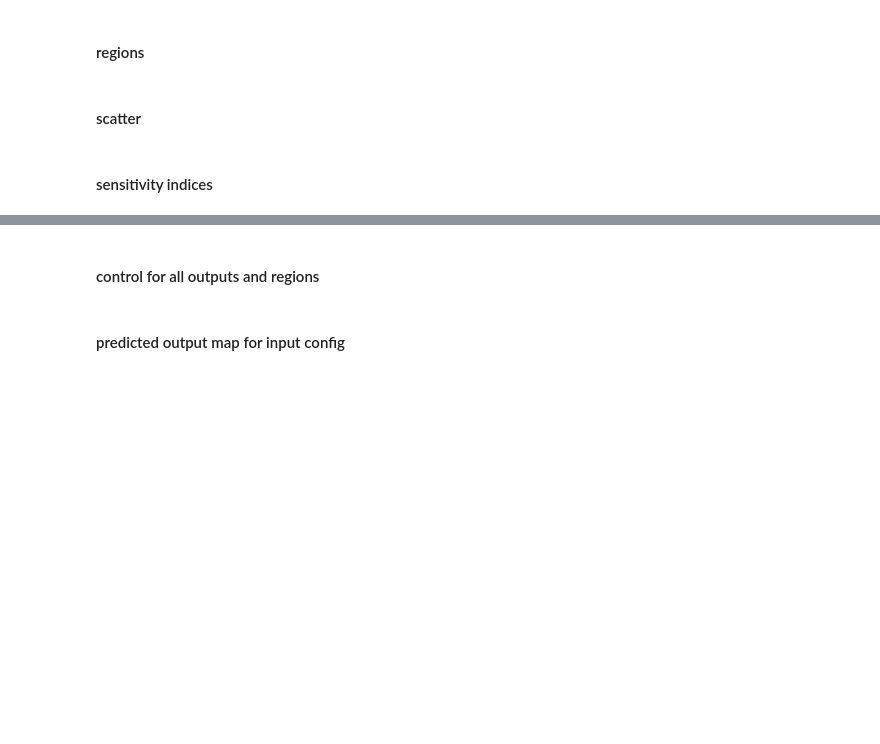
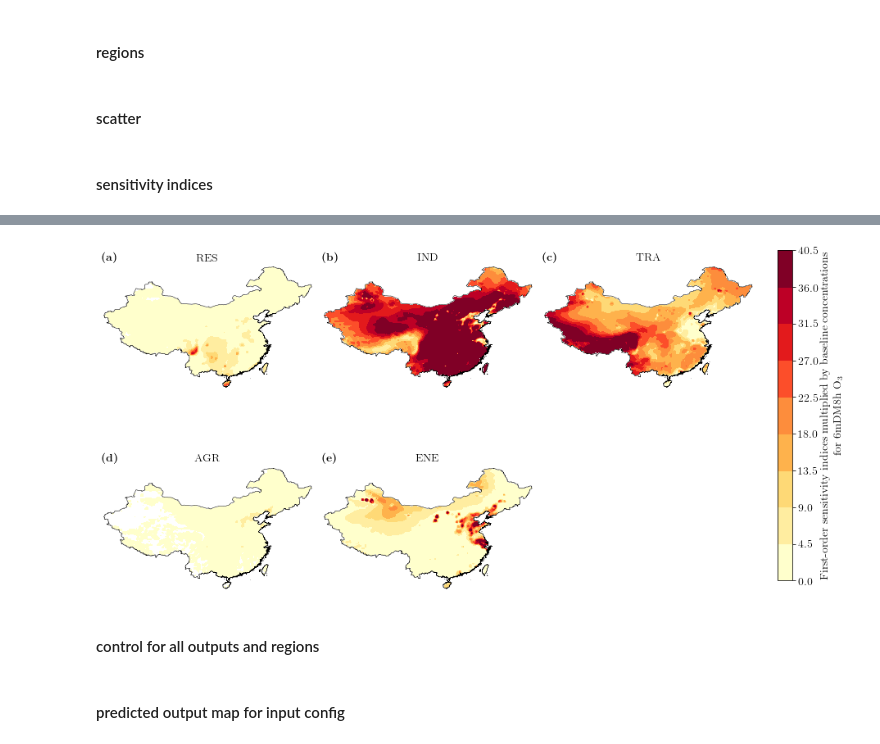
Before and after one commit to lukeconibear/emulator_annual, a Jupyter notebook: emulator_plots.ipynb, the cells around one changed output, grey strips where cells are left out. Cells and saved outputs as stored; diff of their text form; code cells hidden in the pictures; blank space fills up the shorter version.

Commit message:
adding plots for emissions

```diff
--- a/emulator_plots.ipynb
+++ b/emulator_plots.ipynb
@@ -211,31 +211,12 @@ plt.show()
 # %%
 #output = 'PM2_5_DRY'
 output = 'o3_6mDM8h'
-#output = 'AOD550_sfc'
-#output = 'asoaX_2p5'
-#output = 'bc_2p5'
-#output = 'bsoaX_2p5'
-#output = 'nh4_2p5'
-#output = 'no3_2p5'
-#output = 'oc_2p5'
-#output = 'oin_2p5'
-#output = 'so4_2p5'
 
-#label = 'annual-mean PM$_{2.5}$ concentrations'
-label = '6mDM8h O$_{3}$ concentrations'
-#label = 'surface AOD 550 nm'
-#label = 'anthropogenic SOA concentrations'
-#label = 'BC concentrations'
-#label = 'biogenic SOA concentrations'
-#label = 'NH$_{4}$ concentrations'
-#label = 'NO$_{3}$ concentrations'
-#label = 'OC concentrations'
-#label = 'OIN concentrations'
-#label = 'SO$_{4}$ concentrations'
+#label = 'annual-mean PM$_{2.5}$' # concentrations
+label = '6mDM8h O$_{3}$' # concentrations
 
 #units = '(${\mu}g$ $m^{-3}$)'
 units = '(ppb)'
-#units = ''
 # %%
 ds_sens_ind = xr.open_dataset(f'/nfs/b0122/Users/earlacoa/paper_aia_china/emulator_annual/emulators/{output}/ds_sens_ind_{output}.nc')
 lon = ds_sens_ind['S1_RES'].lon.values
@@ -329,10 +312,10 @@ region = 'China'
 
 sims = ['RES', 'IND', 'TRA', 'AGR', 'ENE']
 levels = {}
-levels.update({'China_PM2_5_DRY':(0,10,20,30,40,50,60,70,80,90,100000)})
-levels.update({'GBA_PM2_5_DRY':(0,5,10,15,20,25,30,35,40,45,100000)})
-levels.update({'China_o3':(0,5,10,15,20,25,30,35,40,45,100000)})
-levels.update({'GBA_o3':(0,2.5,5,7.5,10,12.5,15,17.5,20,22.5,100000)})
+levels.update({'China_PM2_5_DRY':np.linspace(0, 30, 11)})
+levels.update({'GBA_PM2_5_DRY':np.linspace(0, 30, 11)})
+levels.update({'China_o3_6mDM8h':np.linspace(0, 45, 11)})
+levels.update({'GBA_o3_6mDM8h':(0,2.5,5,7.5,10,12.5,15,17.5,20,22.5,100000)})
 levels.update({'China_AOD550_sfc':(0,0.05,0.1,0.15,0.2,0.25,0.3,0.35,0.4,0.45,100000)})
 levels.update({'GBA_AOD550_sfc':(0,0.05,0.1,0.15,0.2,0.25,0.3,0.35,0.4,0.45,100000)})
 levels.update({'China_asoaX_2p5':(0,0.005,0.01,0.015,0.02,0.025,0.03,0.035,0.04,0.045,100000)})
@@ -354,7 +337,7 @@ levels.update({'GBA_so4_2p5':(0,0.1,0.2,0.3,0.4,0.5,0.6,0.7,0.8,0.9,100000)})
 cmap_colors = {}
 cmap_colors.update({'S1': ['#ffffcc', '#ffeda0', '#fed976', '#feb24c', '#fd8d3c', '#fc4e2a', '#e31a1c', '#bd0026', '#800026']})
 cb_label = {}
-cb_label.update({'S1':'First-order sensitivity indices multiplied by control\n' + label + ' ' + units})
+cb_label.update({'S1':'First-order sensitivity indices multiplied by baseline concentrations\nfor ' + label})
 plots = [(sim, sens, region, levels[region + '_' + output], cmap_colors[sens], cb_label[sens], label) for sim in sims]
 
 for index, item in enumerate(plots):
@@ -380,37 +363,39 @@ for index, item in enumerate(plots):
         ax.add_feature(shape_feature2, edgecolor='black', linewidth=0.5)
         ax.add_feature(shape_feature3, edgecolor='black', linewidth=0.5)
         ax.add_feature(shape_feature4, edgecolor='black', linewidth=0.5)
     norm = matplotlib.colors.Normalize(vmin=item[3][0], vmax=item[3][-2])
     cmap = matplotlib.colors.ListedColormap(list(item[4]))
     im = ax.contourf(xx, yy, ds_sens_ind[item[1] + '_' + item[0]].values * conc.values, item[3],
-                     cmap=cmap, norm=norm, transform=ccrs.PlateCarree())
-    plt.annotate(r'\textbf{' + chr(97 + index) + '}', xy=(0,1.05), xycoords='axes fraction', fontsize=14)
+                     cmap=cmap, norm=norm, transform=ccrs.PlateCarree(), extend='max')
+    plt.annotate(r'\textbf{(' + chr(97 + index) + ')}', xy=(0,1.05), xycoords='axes fraction', fontsize=14)
     plt.title(item[0], size=14)
 
 fig.canvas.draw()
 gs.tight_layout(fig, rect=[0, 0, 0.95, 0.95], h_pad=1, w_pad=1)
 
 plt.draw()
 
 ax_cbar = fig.add_axes([0.97, 0.15, 0.02, 0.7])
 sm = plt.cm.ScalarMappable(
     norm=matplotlib.colors.Normalize(vmin=levels[region + '_' + output][0], vmax=levels[region + '_' + output][-2]),
     cmap=im.cmap
 )
 sm.set_array([])
 cb = plt.colorbar(
     sm,
     cax=ax_cbar,
     norm=matplotlib.colors.Normalize(vmin=levels[region + '_' + output][0], vmax=levels[region + '_' + output][-2]),
     cmap=cmap_colors[sens],
     ticks=levels[region + '_' + output][0:-1]
 )
 cb.set_label(cb_label[sens], size=14)
 cb.ax.tick_params(labelsize=14)
 
-#plt.savefig(f'/nfs/b0122/Users/earlacoa/png/paper_aia_emulator_annual/{output}_{region}_compare_abs.png', dpi=700, alpha=True, bbox_inches='tight')
-#plt.savefig(f'/nfs/b0122/Users/earlacoa/png/paper_aia_emulator_annual/{output}_{region}_compare_abs.eps', format='eps', dpi=700, alpha=True, bbox_inches='tight')
+plt.savefig(f'/nfs/b0122/Users/earlacoa/png/paper_aia_emulator_annual/{output}_compare_abs.png', dpi=700, alpha=True, bbox_inches='tight')
+plt.savefig(f'/nfs/b0122/Users/earlacoa/png/paper_aia_emulator_annual/{output}_compare_abs.eps', format='eps', dpi=700, alpha=True, bbox_inches='tight')
 plt.show()
+# %% [output]
+[figure, added]
 # %%
 # crop sensitivities per region
 regions = {
```
Also changed, not shown: parts of 4 cells of this notebook, 2 other files.
